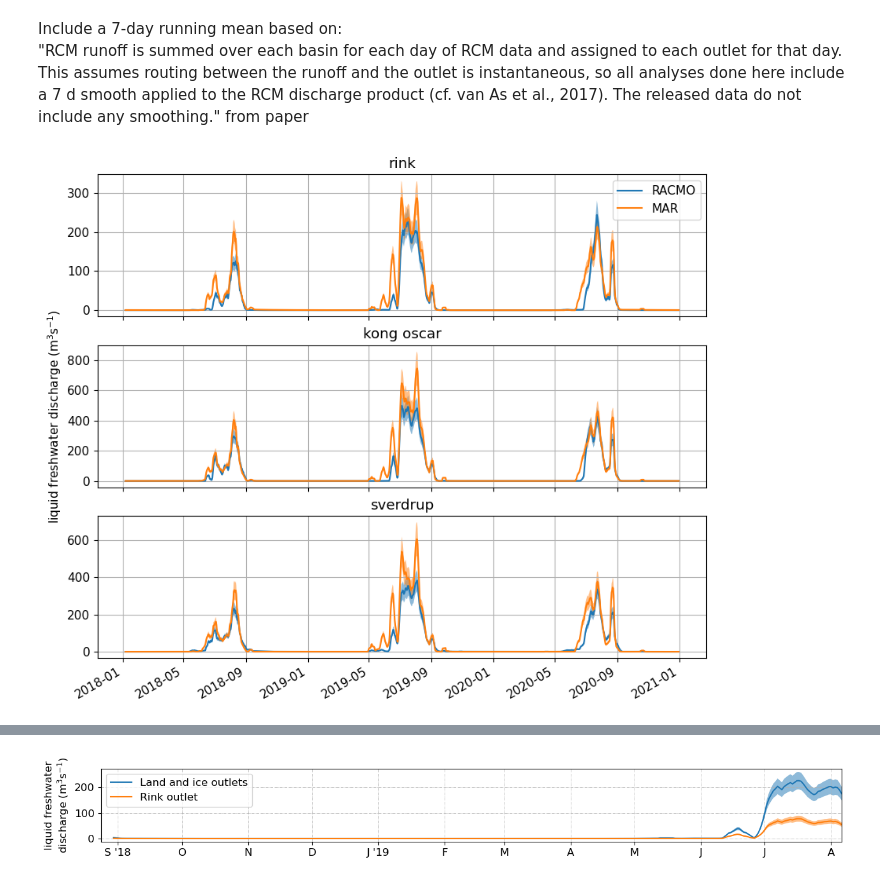
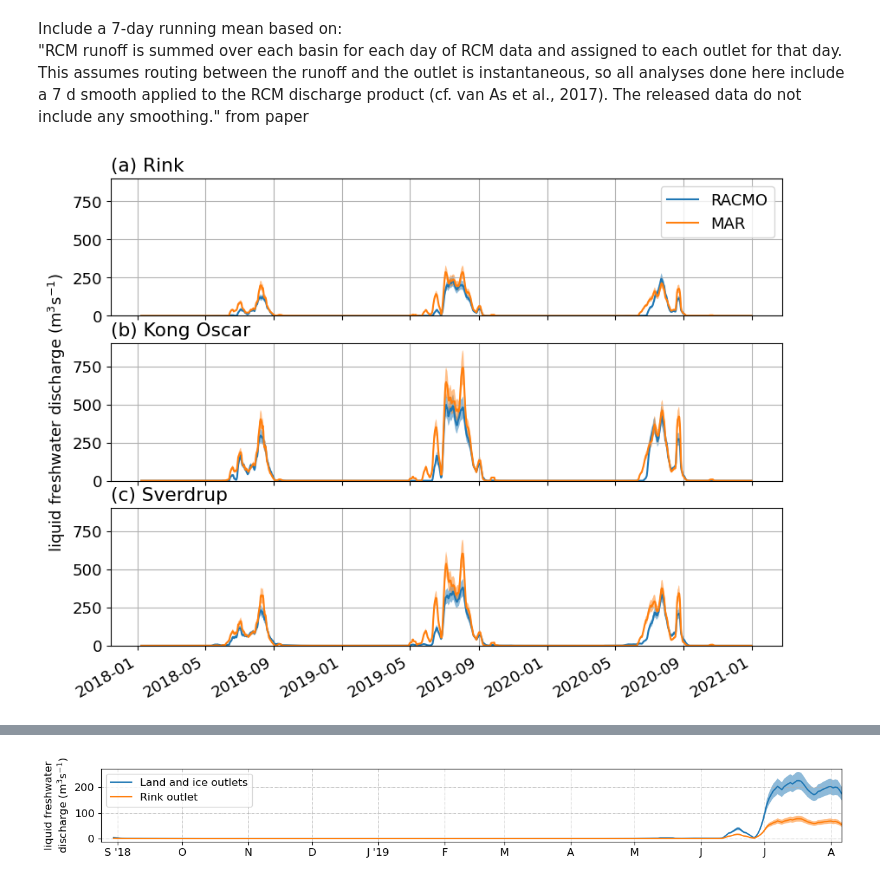
Before and after one commit to mjzahn/glacier_discharge, a Jupyter notebook: liquid_freshwater_discharge.ipynb, the cells around one changed output, grey strips where cells are left out. Cells and saved outputs as stored; diff of their text form; code cells hidden in the pictures.

Commit message:
made new discharge figures

```diff
--- a/liquid_freshwater_discharge.ipynb
+++ b/liquid_freshwater_discharge.ipynb
@@ -634,8 +634,8 @@ Include a 7-day running mean based on:<br>
 "RCM runoff is summed over each basin for each day of RCM data and assigned to each outlet for that day. This assumes routing between the runoff and the outlet is instantaneous, so  all  analyses  done  here  include  a  7 d  smooth  applied  to the  RCM  discharge  product  (cf.  van  As  et  al.,  2017).  The released data do not include any smoothing." from paper
 # %%
 fig, axs = plt.subplots(3)
-plt.rcParams["figure.figsize"] = (10,8)
-plt.rcParams['font.size'] = 11
+plt.rcParams["figure.figsize"] = (10,7)
+plt.rcParams['font.size'] = 13
 
 rink_racmo_7d = rink_racmo_ds.discharge.sum(dim=['station','basin_type']).rolling(time=7).mean()
 rink_racmo_7d.plot(ax=axs[0], label='RACMO')
@@ -644,36 +644,41 @@ rink_mar_7d.plot(ax=axs[0], label='MAR')
 # add 15% error
 axs[0].fill_between(rink_racmo_7d.time.values, rink_racmo_7d+rink_racmo_7d*0.15, rink_racmo_7d-rink_racmo_7d*0.15, alpha=0.5)
 axs[0].fill_between(rink_mar_7d.time.values, rink_mar_7d+rink_mar_7d*0.15, rink_mar_7d-rink_mar_7d*0.15, alpha=0.5)
-axs[0].set_title("rink")
+axs[0].set_title("(a) Rink", loc='left')
 axs[0].xaxis.set_ticklabels([])
 axs[0].set_xlabel("")
 axs[0].set_ylabel("")
 axs[0].grid()
 axs[0].legend()
 
 KO_racmo_7d = KO_racmo_ds.discharge.sum(dim=['station','basin_type']).rolling(time=7).mean()
 KO_racmo_7d.plot(ax=axs[1])
 KO_mar_7d = KO_mar_ds.discharge.sum(dim=['station','basin_type']).rolling(time=7).mean()
 KO_mar_7d.plot(ax=axs[1])
 # add 15% error
 axs[1].fill_between(KO_racmo_7d.time.values, KO_racmo_7d+KO_racmo_7d*0.15, KO_racmo_7d-KO_racmo_7d*0.15, alpha=0.5)
 axs[1].fill_between(KO_mar_7d.time.values, KO_mar_7d+KO_mar_7d*0.15, KO_mar_7d-KO_mar_7d*0.15, alpha=0.5)
-axs[1].set_title("kong oscar")
+axs[1].set_title("(b) Kong Oscar", loc='left')
 axs[1].xaxis.set_ticklabels([])
 axs[1].set_xlabel("")
 axs[1].set_ylabel("liquid freshwater discharge (m$^3$s$^{-1}$)")
 axs[1].grid()
 
 sver_racmo_7d = sver_racmo_ds.discharge.sum(dim=['station','basin_type']).rolling(time=7).mean()
 sver_racmo_7d.plot(ax=axs[2])
 sver_mar_7d = sver_mar_ds.discharge.sum(dim=['station','basin_type']).rolling(time=7).mean()
 sver_mar_7d.plot(ax=axs[2])
 # add 15% error
 axs[2].fill_between(sver_racmo_7d.time.values, sver_racmo_7d+sver_racmo_7d*0.15, sver_racmo_7d-sver_racmo_7d*0.15, alpha=0.5)
 axs[2].fill_between(sver_mar_7d.time.values, sver_mar_7d+sver_mar_7d*0.15, sver_mar_7d-sver_mar_7d*0.15, alpha=0.5)
 axs[2].set_ylabel("")
 axs[2].set_xlabel("")
-axs[2].set_title("sverdrup")
+axs[2].set_title("(c) Sverdrup", loc="left")
 axs[2].grid();
+
+for ax in axs:
+    ax.set_ylim(0,900)
+
+plt.savefig("Fjord_runoff.png", bbox_inches="tight", dpi=300)
 # %% [output]
-[figure, old version]
+[figure, new version]
```
Also changed, not shown: parts of 2 cells of this notebook, 8 other files.
